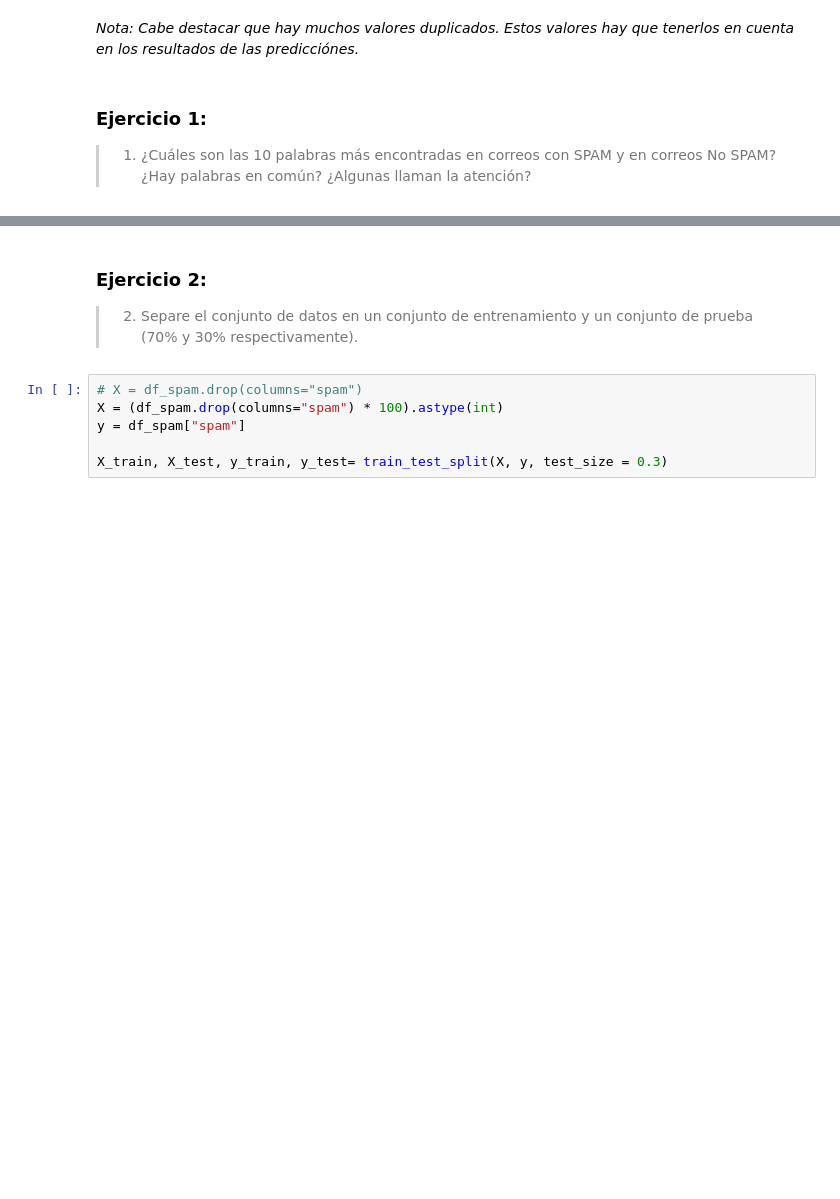
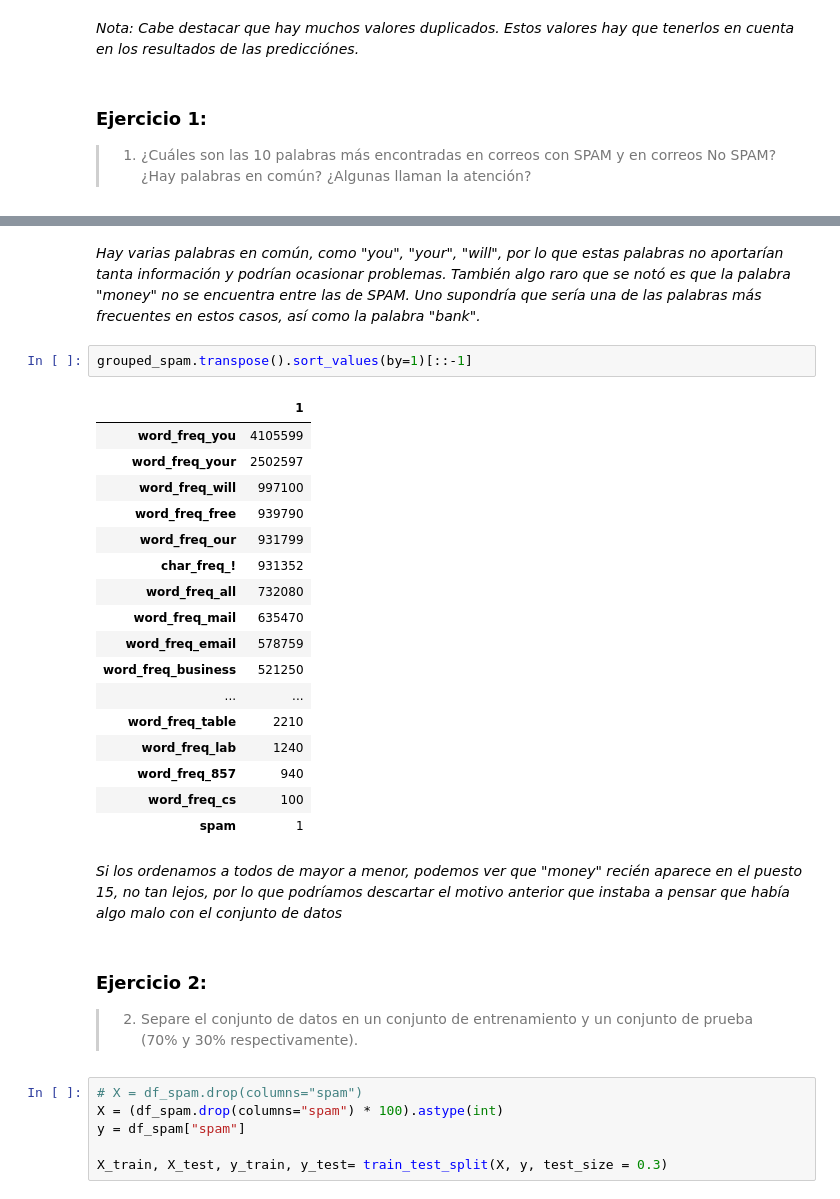
Before and after one commit to brunomaso1/uba-ceia, a Jupyter notebook: ceia-ia/practico/trabajo_practico_3/Trabajo practico 3 - Solucion.ipynb, the cells around one changed output, grey strips where cells are left out. Saved outputs shown, nothing was run; the diff lists cells and outputs as text; blank space fills up the shorter version.

```diff
--- a/ceia-ia/practico/trabajo_practico_3/Trabajo practico 3 - Solucion.ipynb
+++ b/ceia-ia/practico/trabajo_practico_3/Trabajo practico 3 - Solucion.ipynb
@@ -178,6 +178,30 @@ grouped_not_spam.iloc[:,lgt_items_index]
 Correos NO SPAM (10 palabras más encontradas):
 |  | word_freq_you | word_freq_george | word_freq_hp | word_freq_will | word_freq_your | word_freq_hpl | ... |
 | 0 | 3541702 | 3527559 | 2496576 | 1495268 | 1223098 | 1204398 | ... |
+# %% [markdown]
+*Hay varias palabras en común, como "you", "your", "will", por lo que estas palabras no aportarían tanta información y podrían ocasionar problemas. También algo raro que se notó es que la palabra "money" no se encuentra entre las de SPAM. Uno supondría que sería una de las palabras más frecuentes en estos casos, así como la palabra "bank".*
+# %%
+grouped_spam.transpose().sort_values(by=1)[::-1]
+# %% [output]
+|  | 1 |
+| word_freq_you | 4105599 |
+| word_freq_your | 2502597 |
+| word_freq_will | 997100 |
+| word_freq_free | 939790 |
+| word_freq_our | 931799 |
+| char_freq_! | 931352 |
+| word_freq_all | 732080 |
+| word_freq_mail | 635470 |
+| word_freq_email | 578759 |
+| word_freq_business | 521250 |
+| ... | ... |
+| word_freq_table | 2210 |
+| word_freq_lab | 1240 |
+| word_freq_857 | 940 |
+| word_freq_cs | 100 |
+| spam | 1 |
+# %% [markdown]
+*Si los ordenamos a todos de mayor a menor, podemos ver que "money" recién aparece en el puesto 15, no tan lejos, por lo que podríamos descartar el motivo anterior que instaba a pensar que había algo malo con el conjunto de datos*
 # %% [markdown]
 ### Ejercicio 2:
 
```
Also changed, not shown: parts of 24 cells of this notebook, 2 other files.
